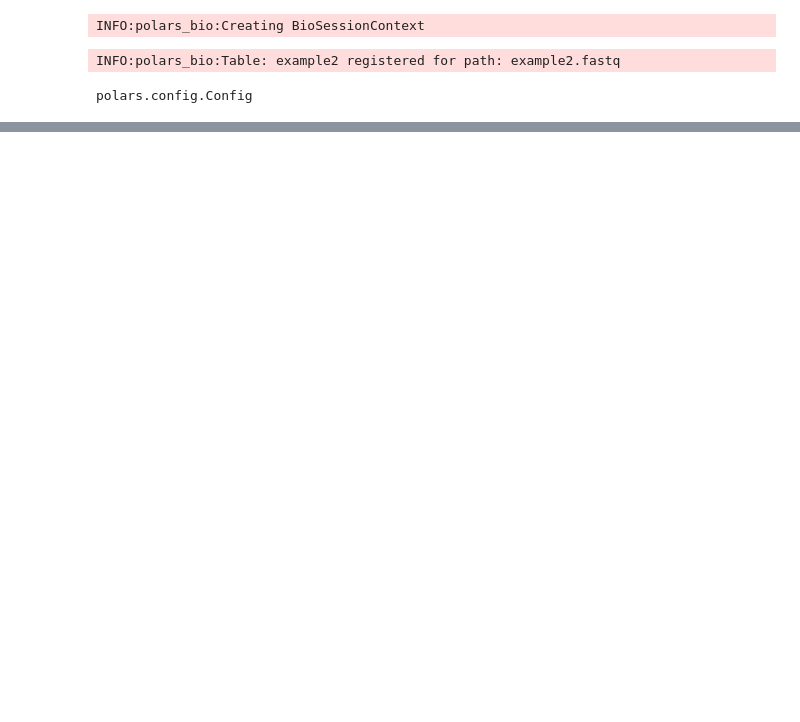
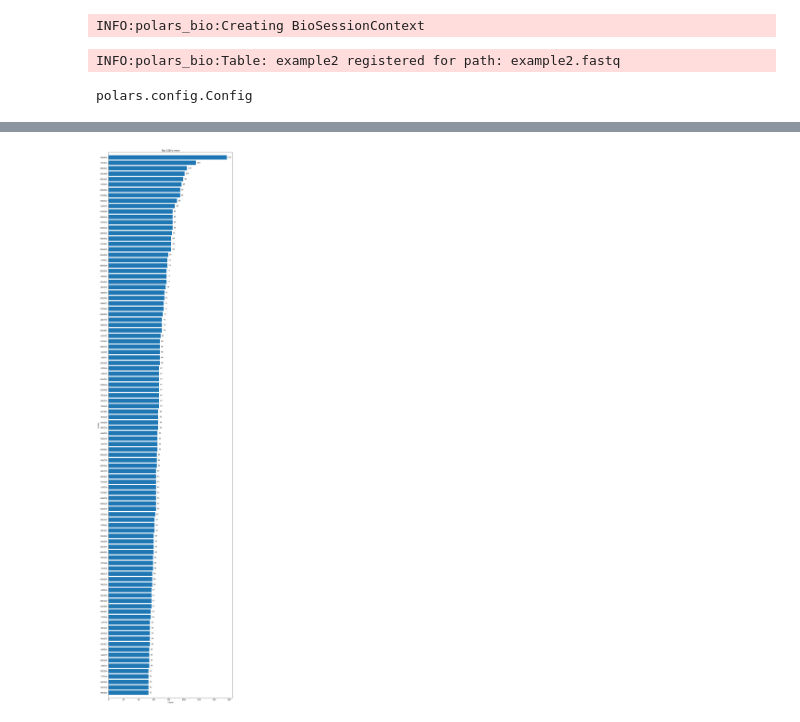
Before and after one commit to krzysztofkluczynski/polars-bio, a Jupyter notebook: tbd_projekt.ipynb, the cells around one changed output, grey strips where cells are left out. Drawn from its saved outputs; the diff is of its cells as text; code cells hidden in the pictures; blank space fills up the shorter version.

Commit message:
add plot for kmers

```diff
--- a/tbd_projekt.ipynb
+++ b/tbd_projekt.ipynb
@@ -33 +33,5 @@ shape: (28, 1)
 └───────────┘
+# %%
+df2 = read_fastq("example.fastq")
+sql_result = pb.sql("SELECT kmer_count(sequence, 5) AS result FROM example").collect()
+print(sql_result)
@@ -33,0 +57,4 @@ shape: (28, 1)
+# %%
+pb.plot_kmer_counts(sql_result, top_n=100)
+# %% [output]
+[figure, added]
```
Also changed, not shown: parts of 2 cells of this notebook, 2 other files.
